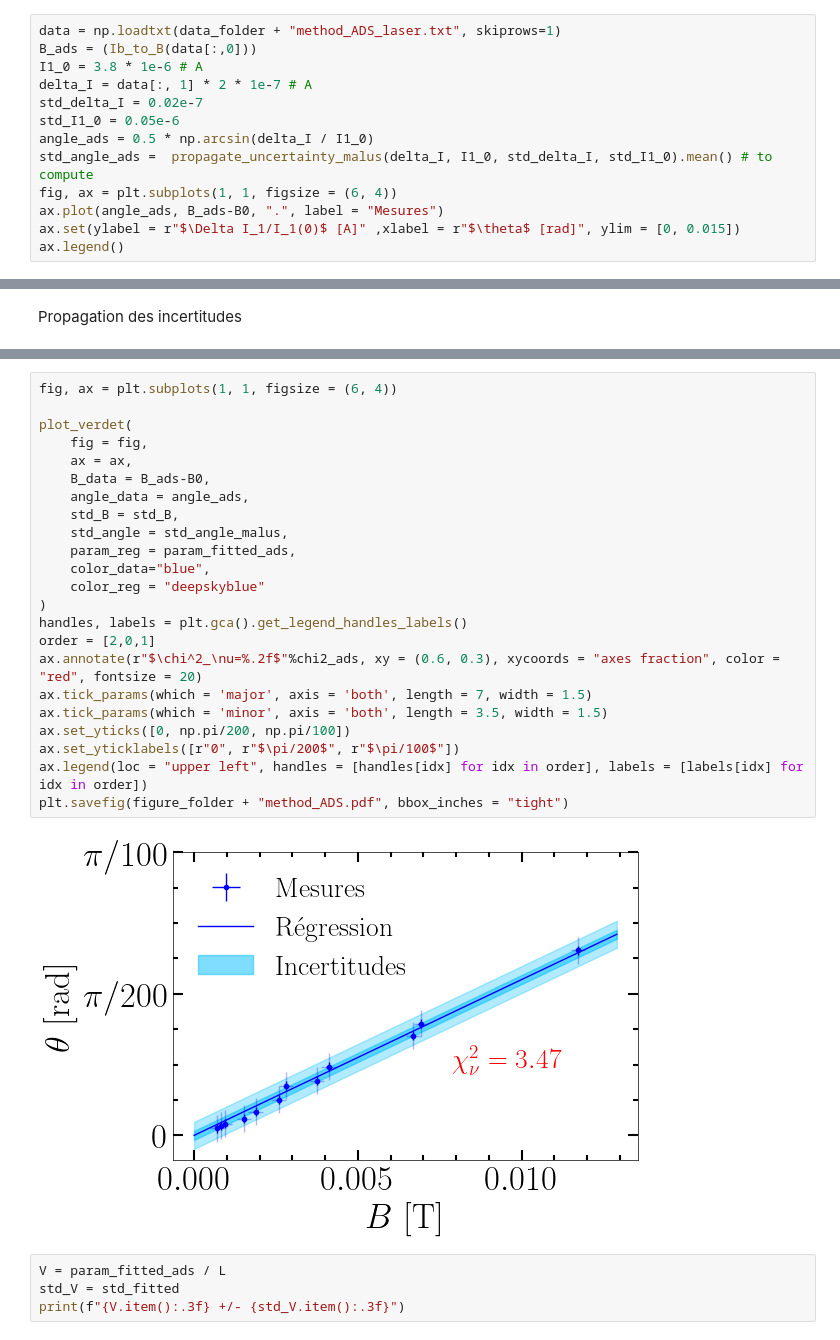
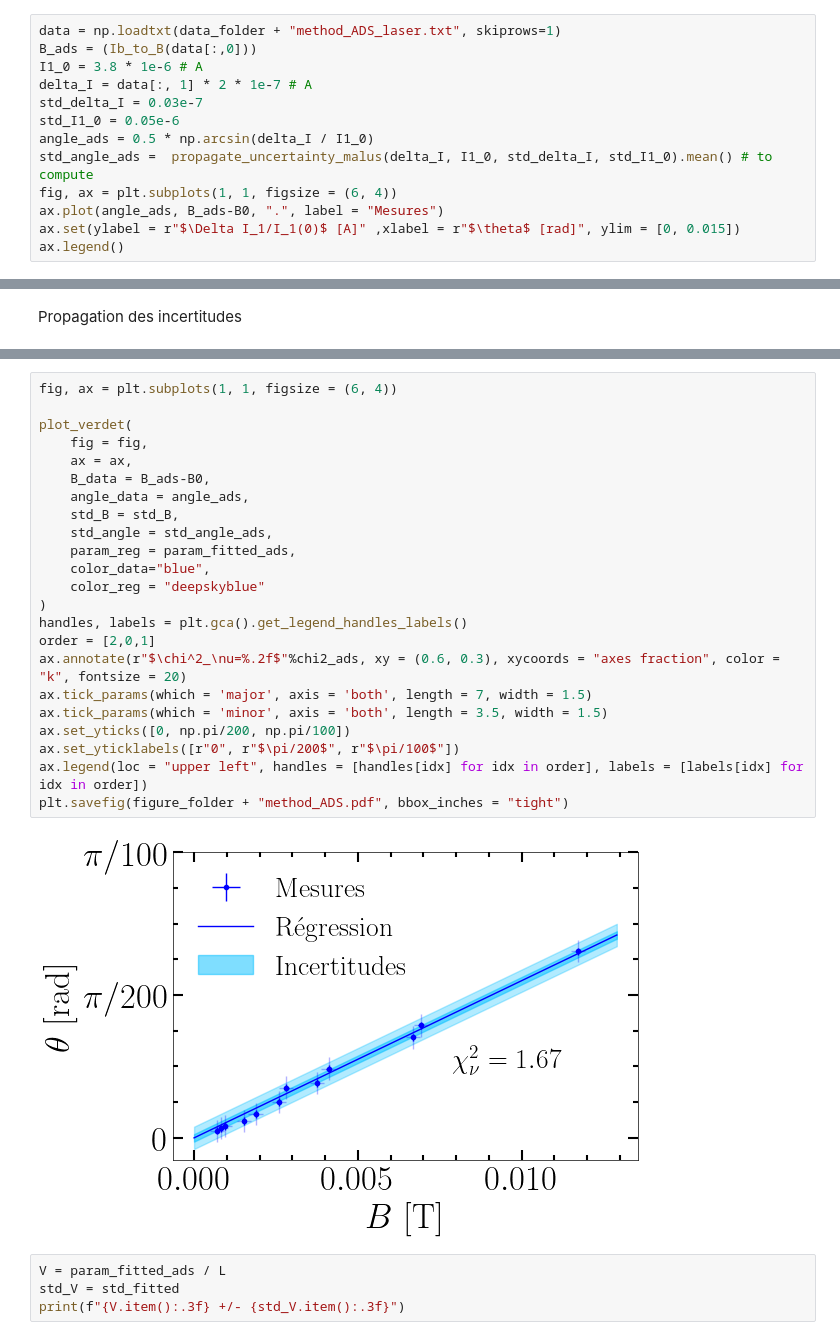
Before and after one commit to EnceladeCandy/phy3040, a Jupyter notebook: notebooks/faraday.ipynb, the cells around one changed output, grey strips where cells are left out. Drawn from its saved outputs; the diff is of its cells as text.

```diff
--- a/notebooks/faraday.ipynb
+++ b/notebooks/faraday.ipynb
@@ -717,7 +667,7 @@ data = np.loadtxt(data_folder + "method_ADS_laser.txt", skiprows=1)
 B_ads = (Ib_to_B(data[:,0]))
 I1_0 = 3.8 * 1e-6 # A
 delta_I = data[:, 1] * 2 * 1e-7 # A
-std_delta_I = 0.02e-7
+std_delta_I = 0.03e-7
 std_I1_0 = 0.05e-6
 angle_ads = 0.5 * np.arcsin(delta_I / I1_0)
 std_angle_ads =  propagate_uncertainty_malus(delta_I, I1_0, std_delta_I, std_I1_0).mean() # to compute
@@ -780,28 +730,28 @@ The chi squared is: 3.471409031360291
 # %%
 fig, ax = plt.subplots(1, 1, figsize = (6, 4))
 
 plot_verdet(
     fig = fig,
     ax = ax,
     B_data = B_ads-B0,
     angle_data = angle_ads,
     std_B = std_B,
-    std_angle = std_angle_malus,
+    std_angle = std_angle_ads,
     param_reg = param_fitted_ads,
     color_data="blue",
     color_reg = "deepskyblue"
 )
 handles, labels = plt.gca().get_legend_handles_labels()
 order = [2,0,1]
-ax.annotate(r"$\chi^2_\nu=%.2f$"%chi2_ads, xy = (0.6, 0.3), xycoords = "axes fraction", color = "red", fontsize = 20)
+ax.annotate(r"$\chi^2_\nu=%.2f$"%chi2_ads, xy = (0.6, 0.3), xycoords = "axes fraction", color = "k", fontsize = 20)
 ax.tick_params(which = 'major', axis = 'both', length = 7, width = 1.5)
 ax.tick_params(which = 'minor', axis = 'both', length = 3.5, width = 1.5)
 ax.set_yticks([0, np.pi/200, np.pi/100])
 ax.set_yticklabels([r"0", r"$\pi/200$", r"$\pi/100$"])
 ax.legend(loc = "upper left", handles = [handles[idx] for idx in order], labels = [labels[idx] for idx in order])
 plt.savefig(figure_folder + "method_ADS.pdf", bbox_inches = "tight")
 # %% [output]
-[figure, old version]
+[figure, new version]
 # %%
 V = param_fitted_ads / L
 std_V = std_fitted
```
Also changed, not shown: parts of 29 cells of this notebook, 1 other file.
